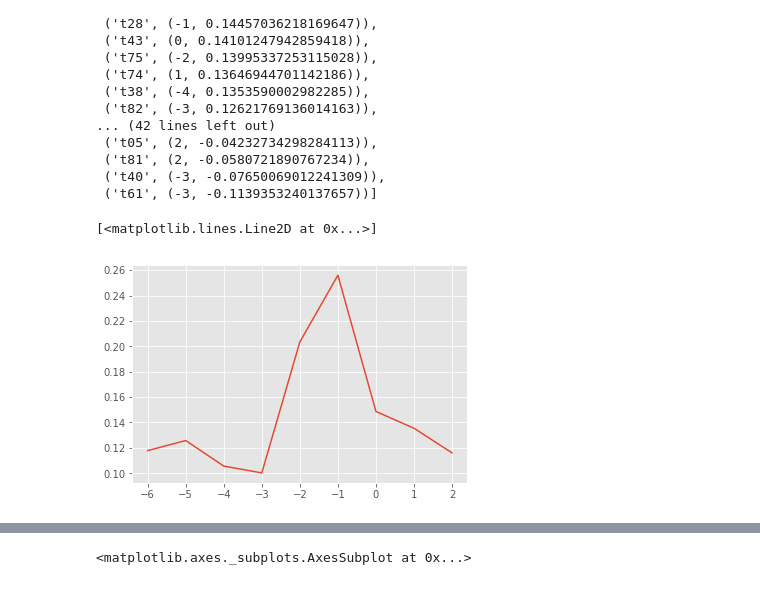
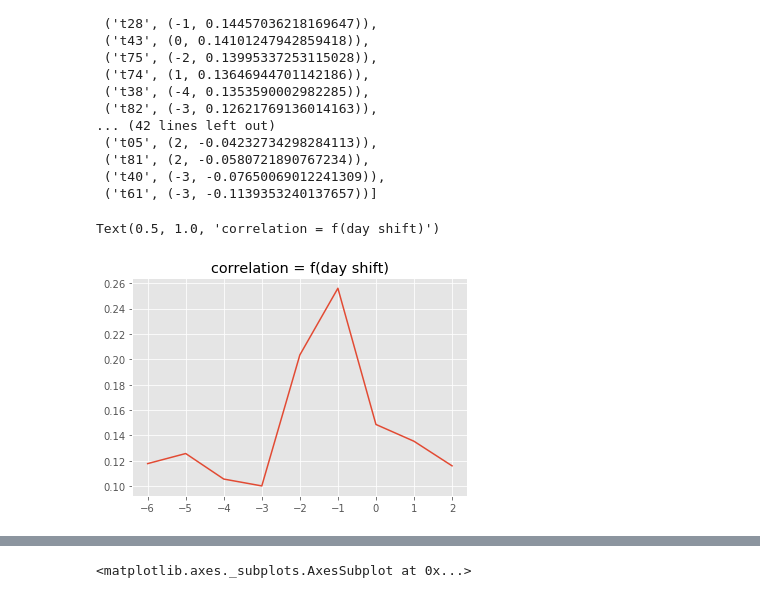
Before and after one commit to rtaubes/news-time-series, a Jupyter notebook: finance-yahoo-ABC.ipynb, the cells around one changed output, grey strips where cells are left out. Cells and saved outputs as stored; diff of their text form; code cells hidden in the pictures.

```diff
--- a/finance-yahoo-ABC.ipynb
+++ b/finance-yahoo-ABC.ipynb
@@ -129,7 +129,8 @@ mmax_sorted[:]
 # %%
 t48_corr = {i: df1_c.Close.corr(df_news_c['t48'].shift(i)) for i in range(-MAX_NEG_SHIFT, MAX_POS_SHIFT)}
 # %%
-plt.plot(t48_corr.keys(), t48_corr.values())
+plt.plot(t48_corr.keys(), t48_corr.values() )
+plt.title('correlation = f(day shift)')
 # %% [output]
-[<matplotlib.lines.Line2D at 0x...>]
+Text(0.5, 1.0, 'correlation = f(day shift)')
-[figure, old version]
+[figure, new version]
```
Also changed, not shown: parts of 3 cells of this notebook, 2 other files.
